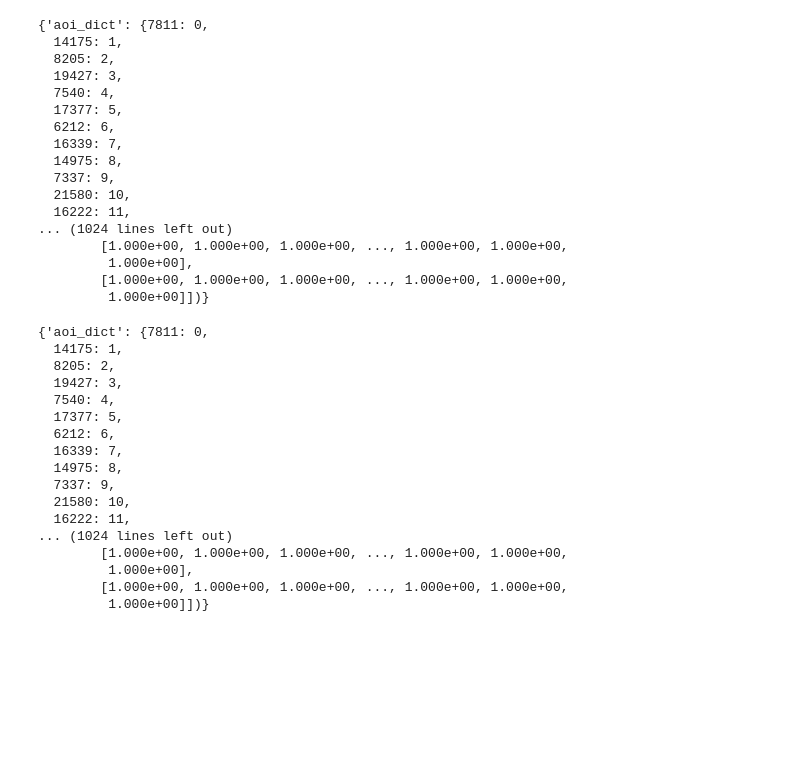
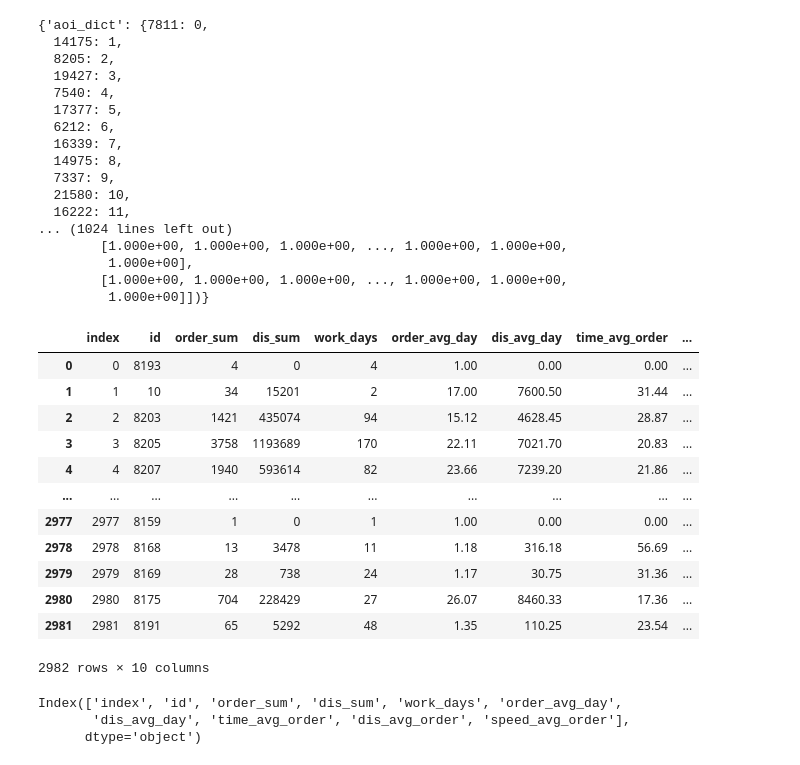
Before and after one commit to Elllllllvin/LaDe, a Jupyter notebook: elvin/dataAnalysis.ipynb, the cells around one changed output. Drawn from its saved outputs; the diff is of its cells as text; code cells hidden in the pictures; blank space fills up the shorter version.

```diff
--- a/elvin/dataAnalysis.ipynb
+++ b/elvin/dataAnalysis.ipynb
@@ -335,23 +594,26 @@ pickup_cq_aoi_feature
          1.000e+00],
         [1.000e+00, 1.000e+00, 1.000e+00, ..., 1.000e+00, 1.000e+00,
          1.000e+00]])}
-# %%
-pickup_cq_aoi_feature
-# %% [output]
-{'aoi_dict': {7811: 0,
-  14175: 1,
-  8205: 2,
-  19427: 3,
-  7540: 4,
-  17377: 5,
-  6212: 6,
-  16339: 7,
-  14975: 8,
-  7337: 9,
-  21580: 10,
-  16222: 11,
-... (1024 lines left out)
-        [1.000e+00, 1.000e+00, 1.000e+00, ..., 1.000e+00, 1.000e+00,
-         1.000e+00],
-        [1.000e+00, 1.000e+00, 1.000e+00, ..., 1.000e+00, 1.000e+00,
-         1.000e+00]])}
+# %%
+courier_feature = pd.read_csv('D:\\githubClone\\LaDe\\route_prediction\\data\\tmp\\pickup_cq\\courier_feature.csv')
+courier_feature
+# %% [output]
+|  | index | id | order_sum | dis_sum | work_days | order_avg_day | dis_avg_day | time_avg_order | ... |
+| 0 | 0 | 8193 | 4 | 0 | 4 | 1.00 | 0.00 | 0.00 | ... |
+| 1 | 1 | 10 | 34 | 15201 | 2 | 17.00 | 7600.50 | 31.44 | ... |
+| 2 | 2 | 8203 | 1421 | 435074 | 94 | 15.12 | 4628.45 | 28.87 | ... |
+| 3 | 3 | 8205 | 3758 | 1193689 | 170 | 22.11 | 7021.70 | 20.83 | ... |
+| 4 | 4 | 8207 | 1940 | 593614 | 82 | 23.66 | 7239.20 | 21.86 | ... |
+| ... | ... | ... | ... | ... | ... | ... | ... | ... | ... |
+| 2977 | 2977 | 8159 | 1 | 0 | 1 | 1.00 | 0.00 | 0.00 | ... |
+| 2978 | 2978 | 8168 | 13 | 3478 | 11 | 1.18 | 316.18 | 56.69 | ... |
+| 2979 | 2979 | 8169 | 28 | 738 | 24 | 1.17 | 30.75 | 31.36 | ... |
+| 2980 | 2980 | 8175 | 704 | 228429 | 27 | 26.07 | 8460.33 | 17.36 | ... |
+| 2981 | 2981 | 8191 | 65 | 5292 | 48 | 1.35 | 110.25 | 23.54 | ... |
+2982 rows × 10 columns
+# %%
+courier_feature.columns
+# %% [output]
+Index(['index', 'id', 'order_sum', 'dis_sum', 'work_days', 'order_avg_day',
+       'dis_avg_day', 'time_avg_order', 'dis_avg_order', 'speed_avg_order'],
+      dtype='object')
```
Also changed, not shown: parts of 21 cells of this notebook.
